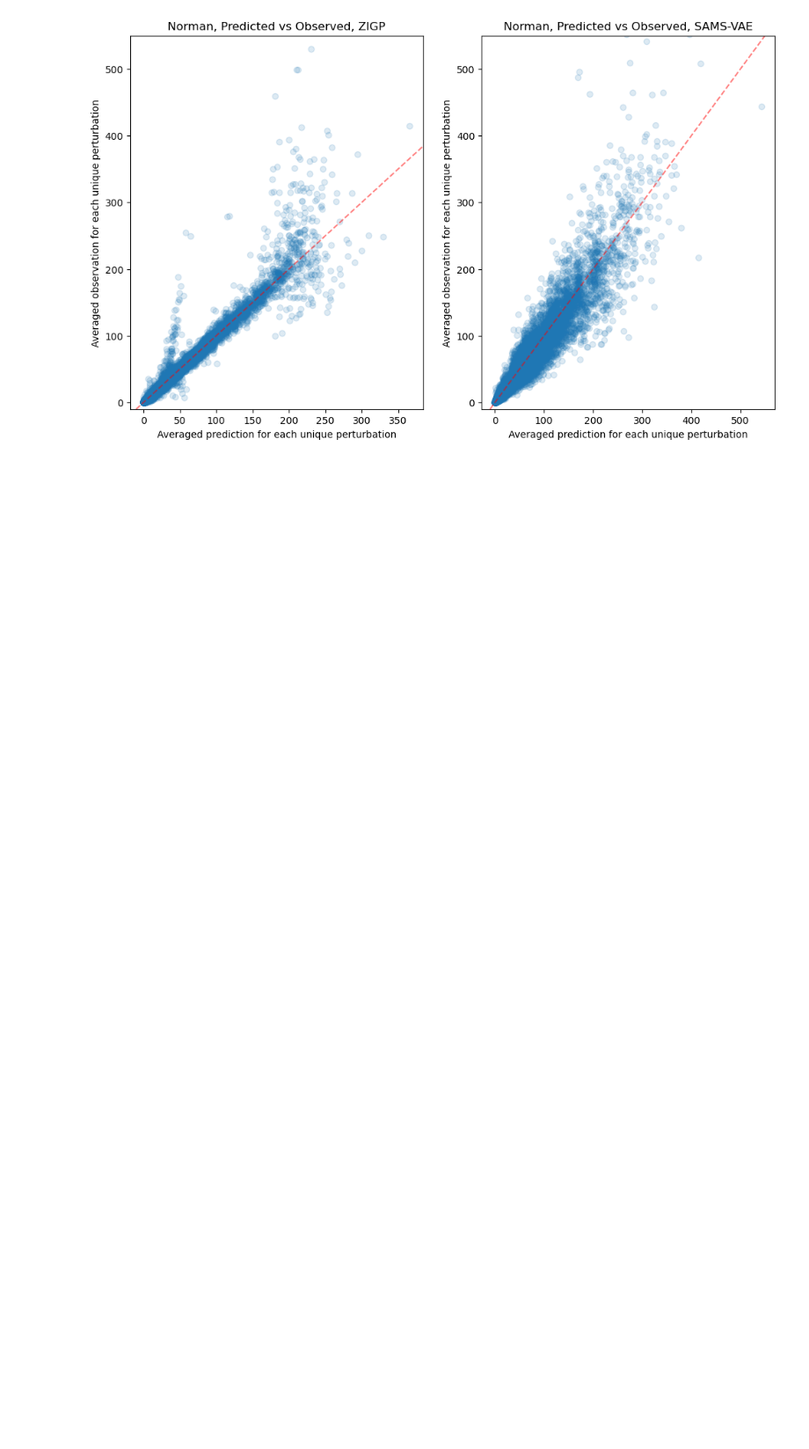
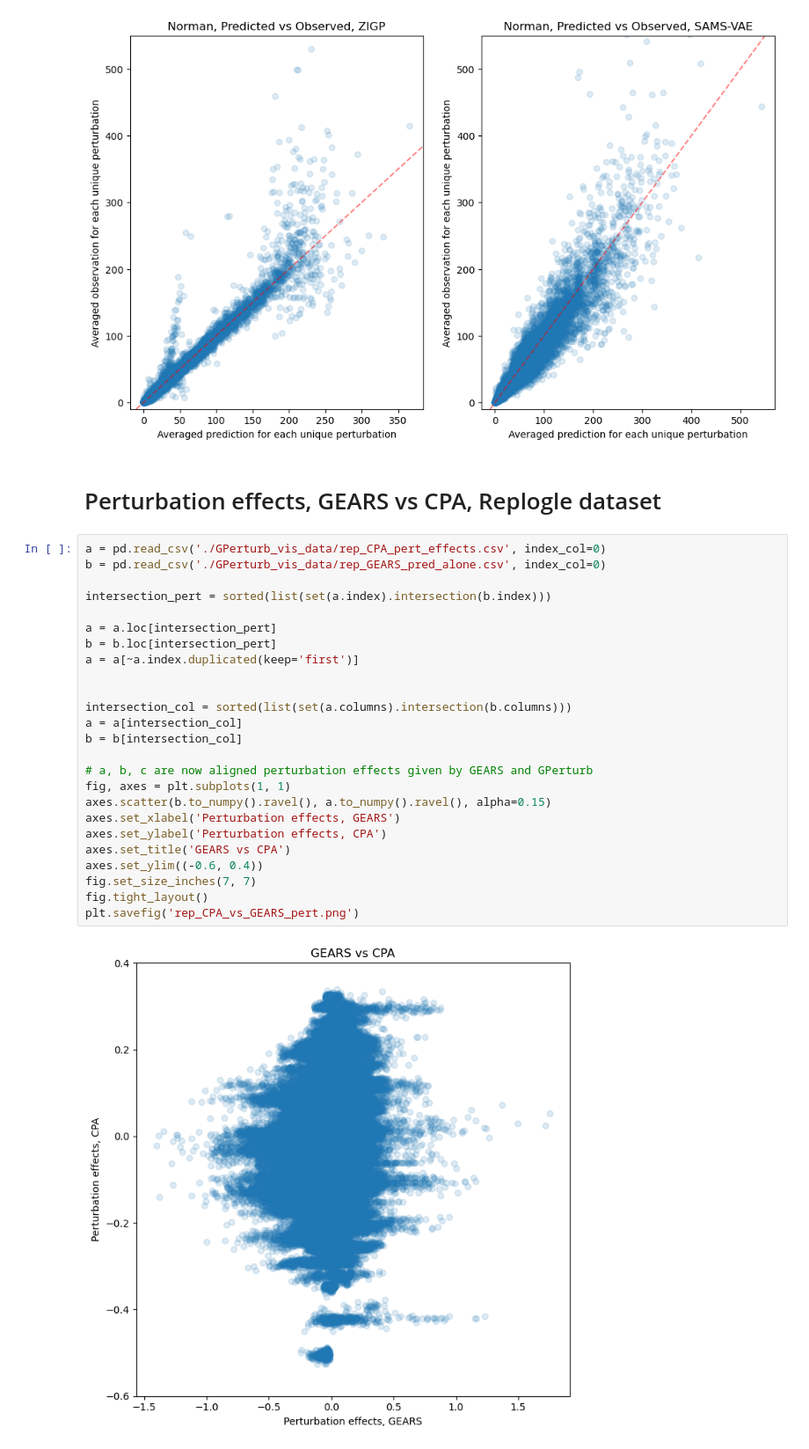
Before and after one commit to hwxing3259/GPerturb, a Jupyter notebook: numerical_examples/extra_figs.ipynb, the cells around one changed output. Shown at 88% size. Drawn from its saved outputs; the diff is of its cells as text; blank space fills up the shorter version.

```diff
--- a/numerical_examples/extra_figs.ipynb
+++ b/numerical_examples/extra_figs.ipynb
@@ -588,3 +588,32 @@ fig.set_size_inches(12, 7)
 plt.savefig('Norman_GPerturb_ZIGP_vs_SAMS-VAE.png')
 # %% [output]
 [figure]
+# %% [markdown]
+# Perturbation effects, GEARS vs CPA, Replogle dataset
+# %%
+a = pd.read_csv('./GPerturb_vis_data/rep_CPA_pert_effects.csv', index_col=0)
+b = pd.read_csv('./GPerturb_vis_data/rep_GEARS_pred_alone.csv', index_col=0)
+
+intersection_pert = sorted(list(set(a.index).intersection(b.index)))
+
+a = a.loc[intersection_pert]
+b = b.loc[intersection_pert]
+a = a[~a.index.duplicated(keep='first')]
+
+
+intersection_col = sorted(list(set(a.columns).intersection(b.columns)))
+a = a[intersection_col]
+b = b[intersection_col]
+
+# a, b, c are now aligned perturbation effects given by GEARS and GPerturb
+fig, axes = plt.subplots(1, 1)
+axes.scatter(b.to_numpy().ravel(), a.to_numpy().ravel(), alpha=0.15)
+axes.set_xlabel('Perturbation effects, GEARS')
+axes.set_ylabel('Perturbation effects, CPA')
+axes.set_title('GEARS vs CPA')
+axes.set_ylim((-0.6, 0.4))
+fig.set_size_inches(7, 7)
+fig.tight_layout()
+plt.savefig('rep_CPA_vs_GEARS_pert.png')
+# %% [output]
+[figure, added]
```
Also changed, not shown: parts of 2 cells of this notebook.
